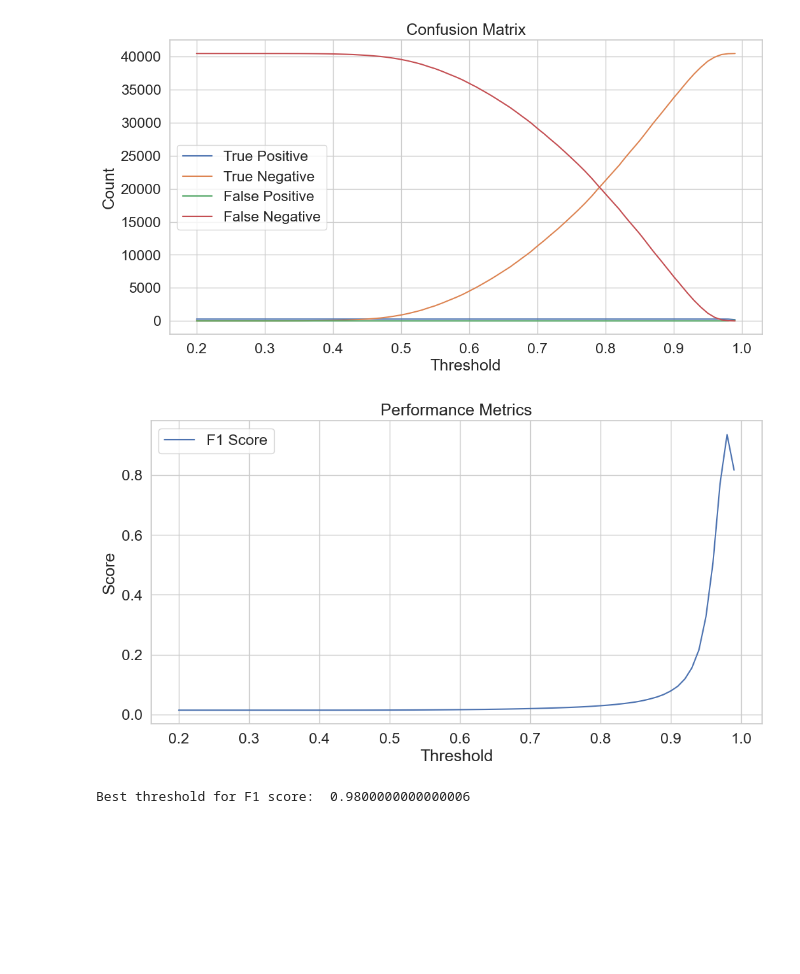
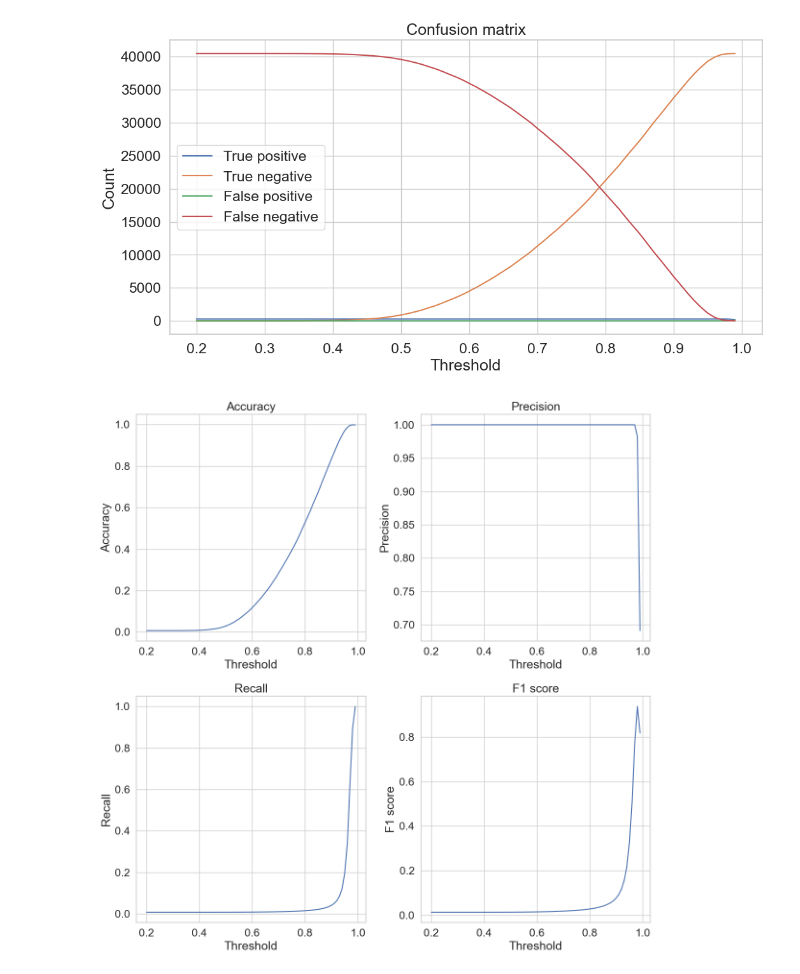
Before and after one commit to carmelgafa/ari5121-project, a Jupyter notebook: VoiceSimilarityAnalysis-code/analysis.ipynb, the cells around one changed output. Saved outputs shown, nothing was run; the diff lists cells and outputs as text; code cells hidden in the pictures; blank space fills up the shorter version.

Commit message:
accuracy, precision, recall and f1 plots in analysis

```diff
--- a/VoiceSimilarityAnalysis-code/analysis.ipynb
+++ b/VoiceSimilarityAnalysis-code/analysis.ipynb
@@ -215,37 +215,50 @@ plt.show()
 # %%
 accuracies = []
 precisions = []
 recalls = []
 f1_scores = []
 
 for threshold in thresholds:
     tp, tn, fp, fn = calculate_metrics(threshold)
 
     accuracy = (tp + tn) / (tp + tn + fp + fn)
     precision = tp / (tp + fp) if (tp + fp) > 0 else 0
     recall = tp / (tp + fn) if (tp + fn) > 0 else 0
     f1_score = (2 * precision * recall) / (precision + recall) if (precision + recall) > 0 else 0
 
     accuracies.append(accuracy)
     precisions.append(precision)
     recalls.append(recall)
     f1_scores.append(f1_score)
 
-# plot the results
-plt.figure(figsize=(12, 6))
+# plot in different  subplots
+plt.figure(figsize=(12, 12))
 
-# plt.plot(thresholds, accuracies, label='Accuracy')
-# plt.plot(thresholds, precisions, label='Precision')
-# plt.plot(thresholds, recalls, label='Recall')
-plt.plot(thresholds, f1_scores, label='F1 Score')
+plt.subplot(2, 2, 1)
+plt.plot(thresholds, accuracies)
+plt.xlabel('Threshold')
+plt.ylabel('Accuracy')
+plt.title('Accuracy')
 
+plt.subplot(2, 2, 2)
+plt.plot(thresholds, precisions)
 plt.xlabel('Threshold')
-plt.ylabel('Score')
-plt.title('Performance Metrics')
-plt.legend()
+plt.ylabel('Precision')
+plt.title('Precision')
+
+plt.subplot(2, 2, 3)
+plt.plot(thresholds, recalls)
+plt.xlabel('Threshold')
+plt.ylabel('Recall')
+plt.title('Recall')
+
+plt.subplot(2, 2, 4)
+plt.plot(thresholds, f1_scores)
+plt.xlabel('Threshold')
+plt.ylabel('F1 score')
+plt.title('F1 score')
+
+plt.tight_layout()
 plt.show()
-
-print ('Best threshold for F1 score: ', thresholds[np.argmax(f1_scores)])
 # %% [output]
-[figure, old version]
+[figure, new version]
-Best threshold for F1 score:  0.9800000000000006
```
Also changed, not shown: parts of 1 cell of this notebook.
